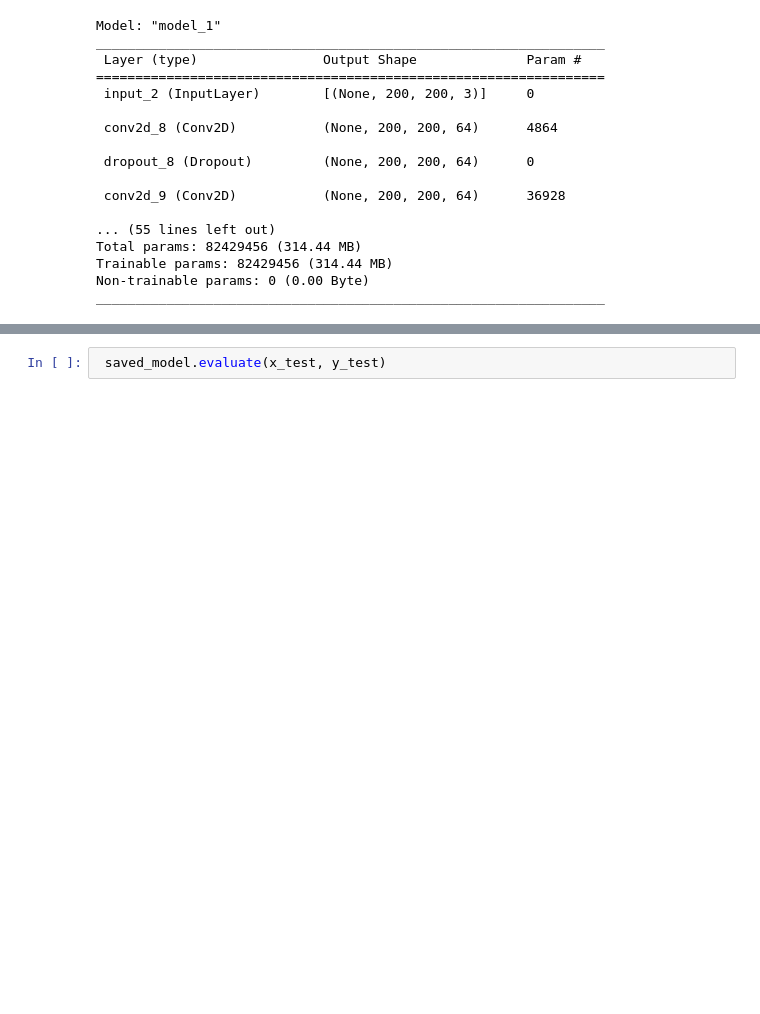
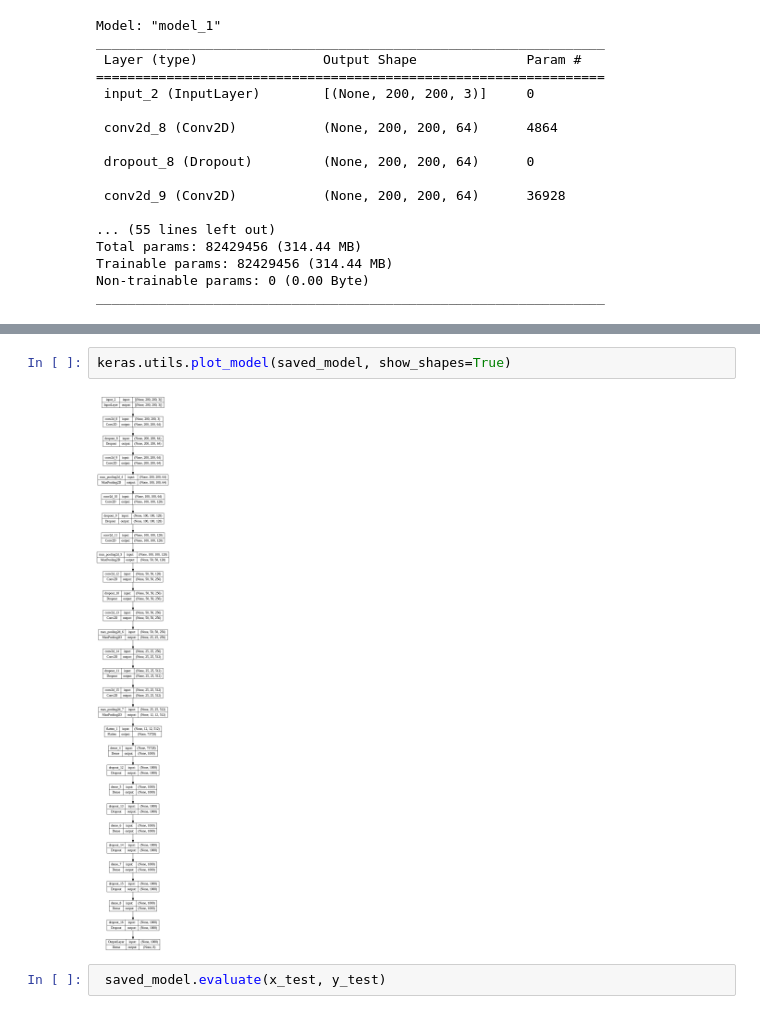
Before and after one commit to guswns7452/Perst, a Jupyter notebook: machineLearning/02_Fashion Type Classification Model/02-08_Model Evaluate (Male).ipynb, the cells around one changed output, grey strips where cells are left out. Saved outputs shown, nothing was run; the diff lists cells and outputs as text; blank space fills up the shorter version.

```diff
--- a/machineLearning/02_Fashion Type Classification Model/02-08_Model Evaluate (Male).ipynb
+++ b/machineLearning/02_Fashion Type Classification Model/02-08_Model Evaluate (Male).ipynb
@@ -199,3 +203,7 @@ _________________________________________________________________
+# %%
+keras.utils.plot_model(saved_model, show_shapes=True)
+# %% [output]
+[figure, added]
 # %%
  saved_model.evaluate(x_test, y_test)
 # %% [output]
```
Also changed, not shown: parts of 1 cell of this notebook, 8 other files.
